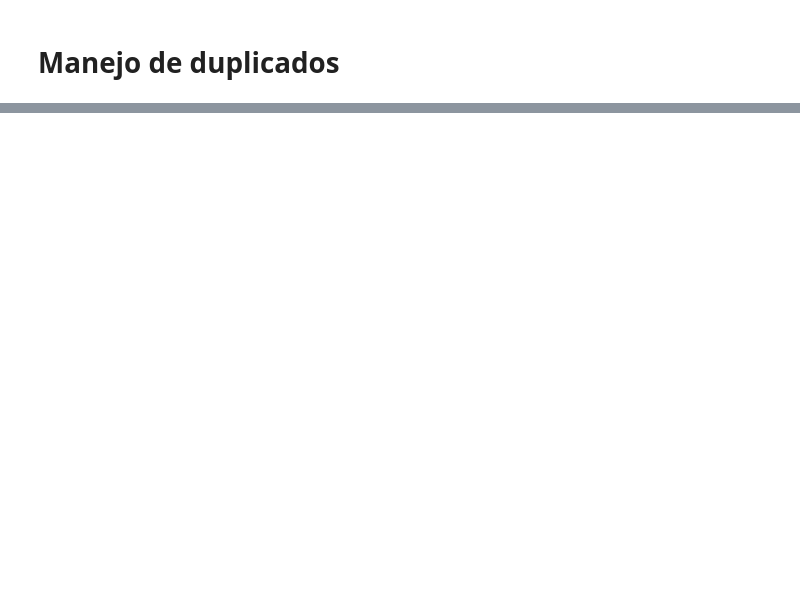
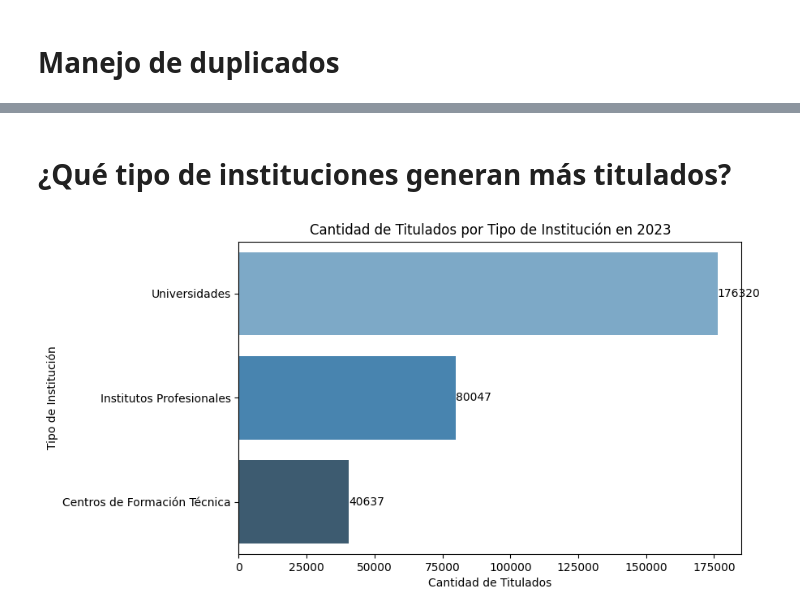
Before and after one commit to Alejandro-vy/An-lisis-Titulados-CL-Ed-Superior, a Jupyter notebook: TituladosChile2023.ipynb, the cells around one changed output, grey strips where cells are left out. Saved outputs shown, nothing was run; the diff lists cells and outputs as text; code cells hidden in the pictures; blank space fills up the shorter version.

```diff
--- a/TituladosChile2023.ipynb
+++ b/TituladosChile2023.ipynb
@@ -146,0 +204,23 @@ Filas duplicadas encontradas: 170
+# %% [markdown]
+# ¿Qué tipo de instituciones generan más titulados?
+# %%
+# Reemplazar valores en la columna 'tipo_inst_1'
+titulados_2023['tipo_inst_1'] = titulados_2023['tipo_inst_1'].replace('Centros de FormaciÃ³n TÃ©cnica', 'Centros de Formación Técnica')
+
+
+
+tipo_inst = titulados_2023["tipo_inst_1"].value_counts()
+
+plt.figure(figsize=(8, 5))
+ax = sns.barplot(x=tipo_inst.values, y=tipo_inst.index, palette="Blues_d", hue=tipo_inst.index, legend=False)
+plt.xlabel("Cantidad de Titulados")
+plt.ylabel("Tipo de Institución")
+plt.title("Cantidad de Titulados por Tipo de Institución en 2023")
+
+# Agregar etiquetas en las barras
+for i in ax.containers:
+    ax.bar_label(i, fmt='%d')
+
+plt.show()
+# %% [output]
+[figure, added]
```
Also changed, not shown: parts of 9 cells of this notebook.
